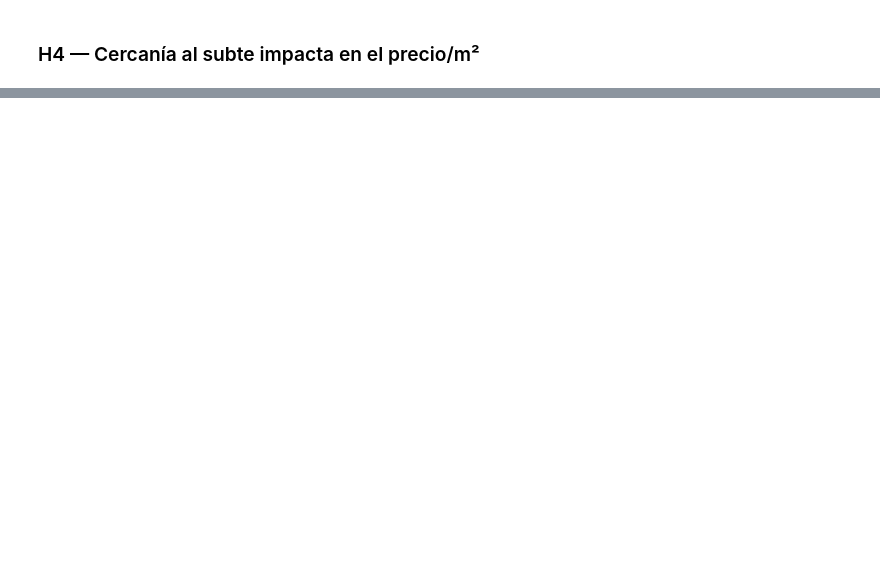
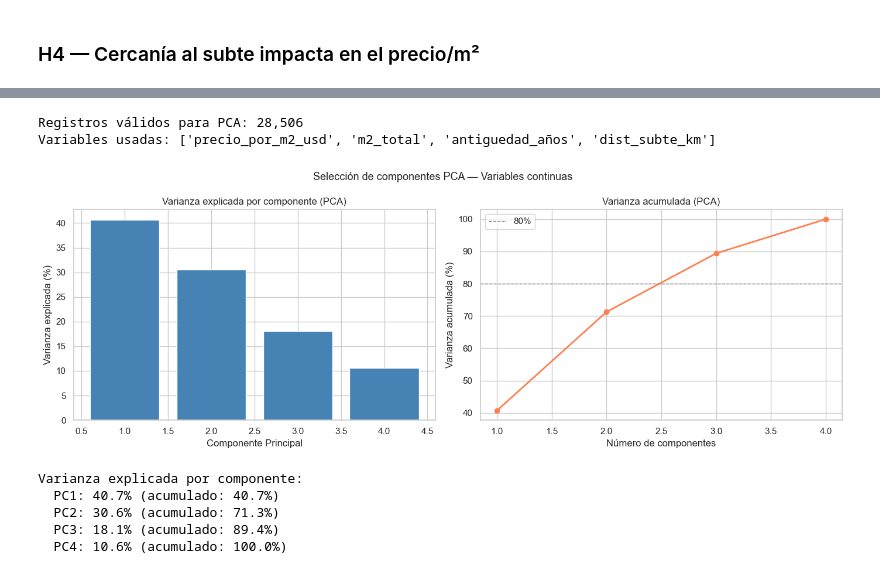
Before and after one commit to clararodriguezacevedo/descriptiva-real-estate, a Jupyter notebook: notebooks/TP3_Grupo_1.ipynb, the cells around one changed output, grey strips where cells are left out. Saved outputs shown, nothing was run; the diff lists cells and outputs as text; code cells hidden in the pictures; blank space fills up the shorter version.

```diff
--- a/notebooks/TP3_Grupo_1.ipynb
+++ b/notebooks/TP3_Grupo_1.ipynb
@@ -714,0 +811,58 @@ plt.show()
+# %%
+# Variables continuas para PCA (usamos solo ventas USD para tener unidades homogéneas)
+VARS_PCA = ['precio_por_m2_usd', 'm2_total', 'antiguedad_años', 'dist_subte_km']
+vars_pca_ok = [v for v in VARS_PCA if v in df.columns]
+
+df_pca_base = df[
+    (df['operacion'] == 'venta') & (df['moneda'] == 'usd')
+][vars_pca_ok].dropna()
+
+print(f'Registros válidos para PCA: {len(df_pca_base):,}')
+print(f'Variables usadas: {vars_pca_ok}')
+# %% [output]
+Registros válidos para PCA: 28,506
+Variables usadas: ['precio_por_m2_usd', 'm2_total', 'antiguedad_años', 'dist_subte_km']
+# %%
+# Escalamos (PCA es sensible a la escala)
+scaler_pca = StandardScaler()
+X_pca = scaler_pca.fit_transform(df_pca_base)
+
+# Ajustamos PCA con todos los componentes para el gráfico de codo
+pca_full = PCA(n_components=len(vars_pca_ok), random_state=SEED)
+pca_full.fit(X_pca)
+
+varianza_acumulada = np.cumsum(pca_full.explained_variance_ratio_)
+
+fig, axes = plt.subplots(1, 2, figsize=(14, 5))
+
+# Varianza explicada por componente
+axes[0].bar(range(1, len(vars_pca_ok)+1),
+            pca_full.explained_variance_ratio_ * 100,
+            color='steelblue', edgecolor='white')
+axes[0].set_xlabel('Componente Principal')
+axes[0].set_ylabel('Varianza explicada (%)')
+axes[0].set_title('Varianza explicada por componente (PCA)')
+
+# Varianza acumulada
+axes[1].plot(range(1, len(vars_pca_ok)+1), varianza_acumulada * 100,
+             marker='o', color='coral', linewidth=2)
+axes[1].axhline(80, linestyle='--', color='gray', linewidth=1, label='80%')
+axes[1].set_xlabel('Número de componentes')
+axes[1].set_ylabel('Varianza acumulada (%)')
+axes[1].set_title('Varianza acumulada (PCA)')
+axes[1].legend()
+
+plt.suptitle('Selección de componentes PCA — Variables continuas', fontsize=13)
+plt.tight_layout()
+plt.show()
+
+print('Varianza explicada por componente:')
+for i, v in enumerate(pca_full.explained_variance_ratio_):
+    print(f'  PC{i+1}: {v*100:.1f}% (acumulado: {varianza_acumulada[i]*100:.1f}%)')
+# %% [output]
+[figure, added]
+Varianza explicada por componente:
+  PC1: 40.7% (acumulado: 40.7%)
+  PC2: 30.6% (acumulado: 71.3%)
+  PC3: 18.1% (acumulado: 89.4%)
+  PC4: 10.6% (acumulado: 100.0%)
```
Also changed, not shown: parts of 25 cells of this notebook.
